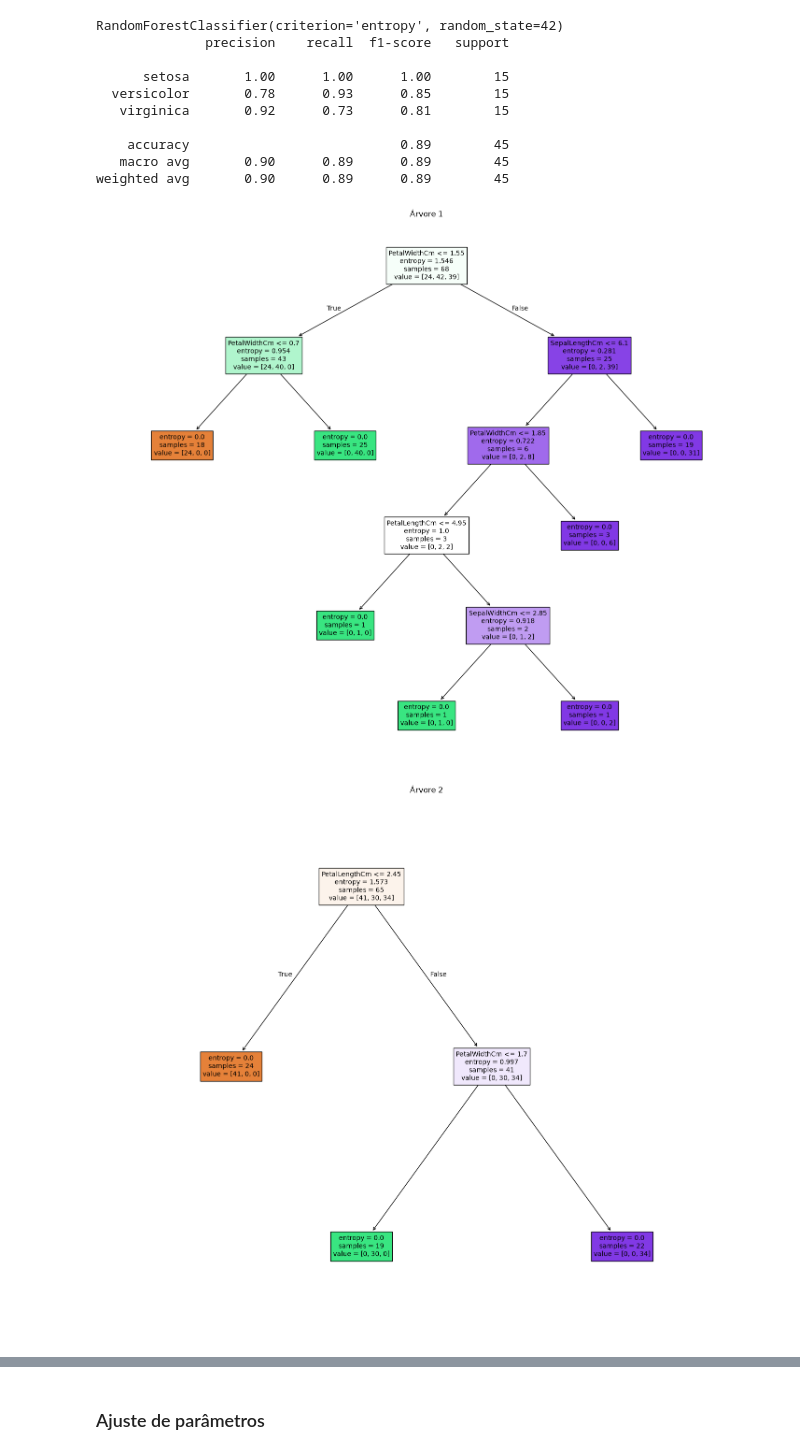
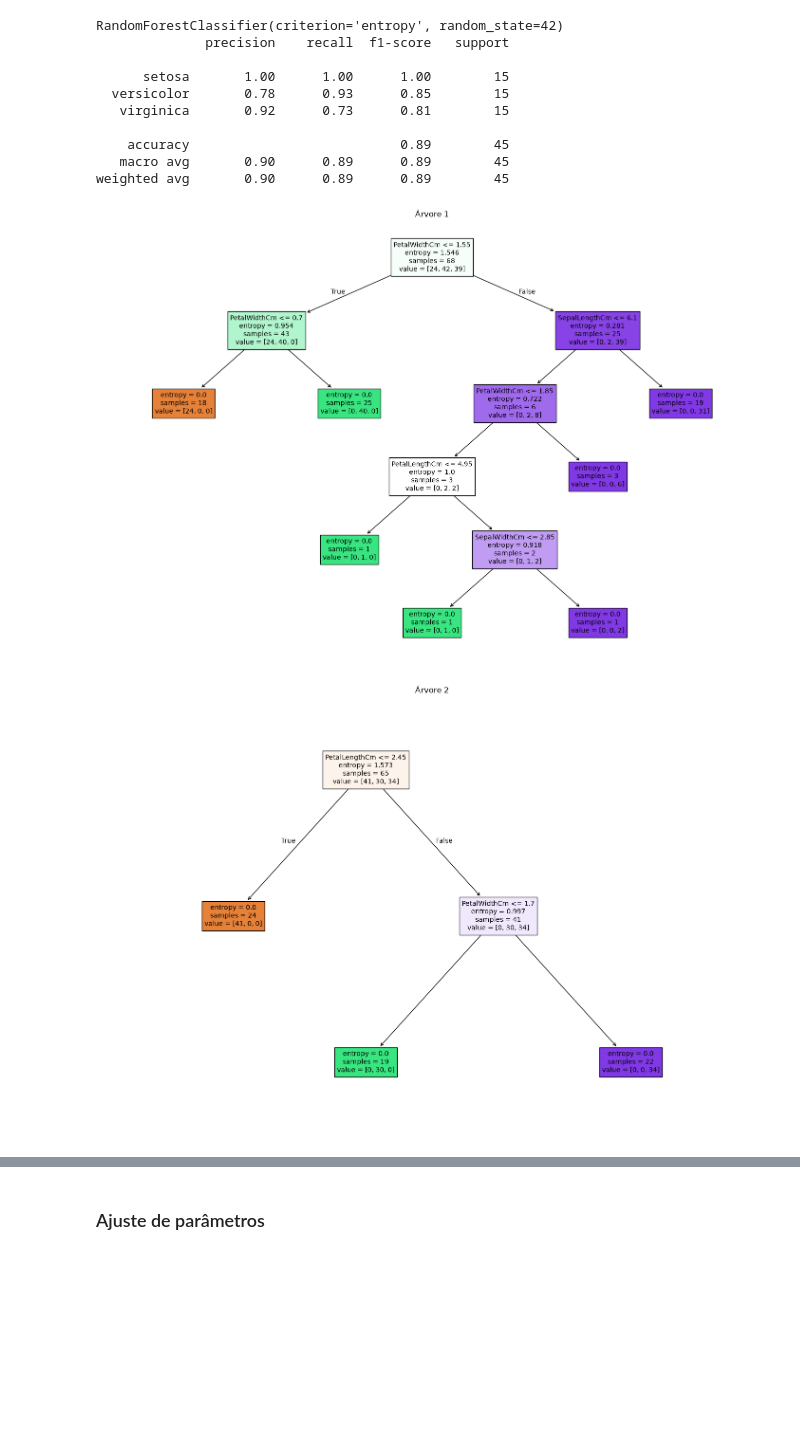
Before and after one commit to johnattandouglas/monitoria-am, a Jupyter notebook: Aula 6 - EnsembleLearning.ipynb, the cells around one changed output, grey strips where cells are left out. Cells and saved outputs as stored; diff of their text form; code cells hidden in the pictures; blank space fills up the shorter version.

```diff
--- a/Aula 6 - EnsembleLearning.ipynb
+++ b/Aula 6 - EnsembleLearning.ipynb
@@ -78,14 +77,14 @@ weighted avg       0.90      0.89      0.89        45
 # %%
 import matplotlib.pyplot as plt
 
 # Visualizar as 3 primeiras árvores
 for i in range(3):
     tree = model.estimators_[i]
 
-    plt.figure(figsize=(18, 15))
+    plt.figure(figsize=(18, 12))
     plot_tree(tree,feature_names=X_train.columns,filled=True,fontsize=10)
     plt.title(f"Árvore {i + 1}")
     plt.show()
 # %% [output]
-[figure, old version]
+[figure, new version]
-[figure, old version]
+[figure, new version]
```
Also changed, not shown: parts of 3 cells of this notebook.
